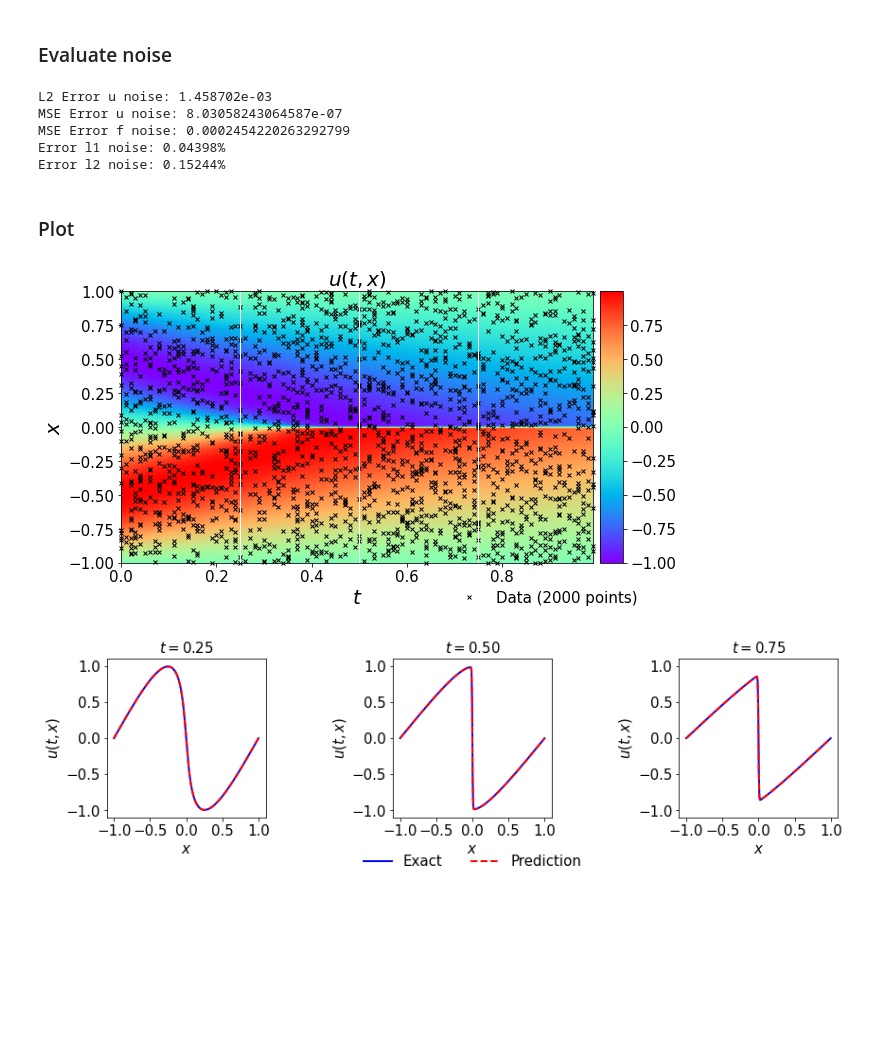
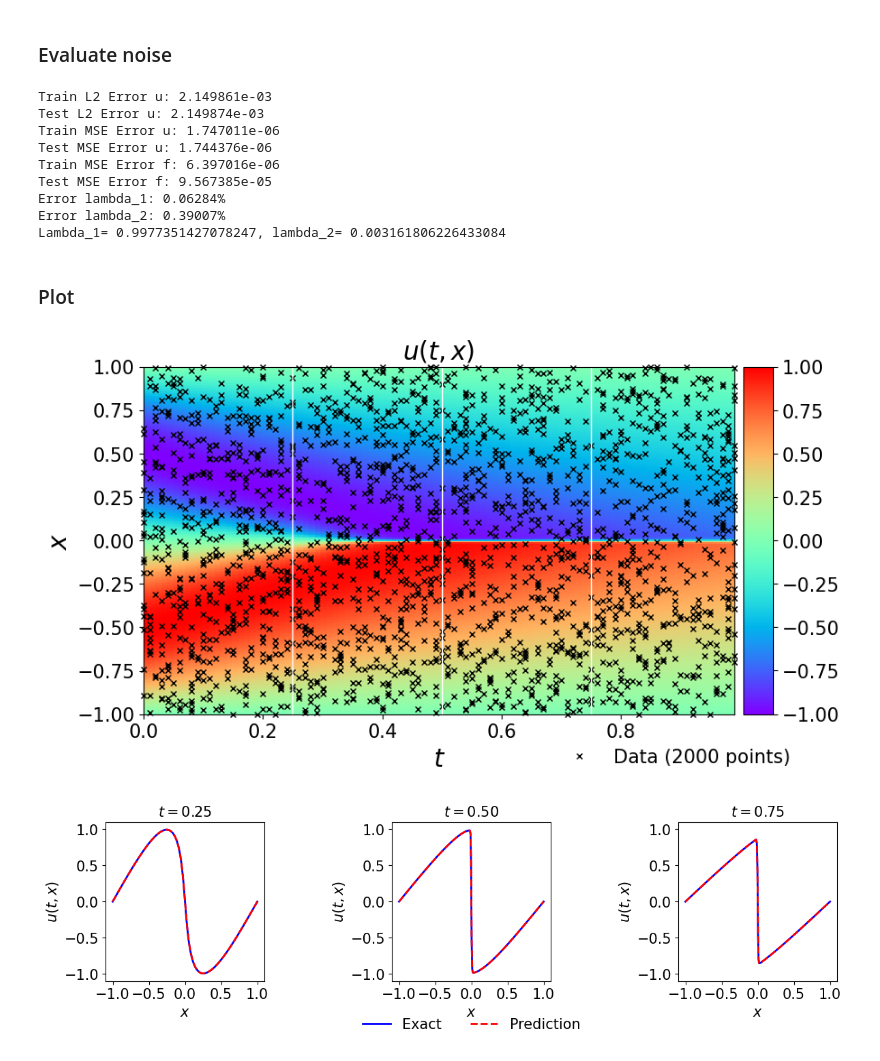
Before and after one commit to CS-433/ml-project-2-hapinness, a Jupyter notebook: Burgers_identification_light.ipynb, the cells around one changed output. Cells and saved outputs as stored; diff of their text form; code cells hidden in the pictures; blank space fills up the shorter version.

```diff
--- a/Burgers_identification_light.ipynb
+++ b/Burgers_identification_light.ipynb
@@ -395,28 +420,46 @@ Wall time: 5min 42s
 # %% [markdown]
 ### Evaluate noise
 # %%
-u_noise_pred, f_noise_pred = model.predict(xt_sol)
-lambda_1_noise_pred = model.lambda_1.detach().cpu().numpy()
-lambda_2_noise_pred = model.lambda_2.detach().cpu().numpy()
+u_pred_tr_noise, f_pred_tr_noise = model.predict(xt_train)
+
+lambda_1_noise_pred = model.lambda_1.detach().cpu().numpy().item()
+lambda_2_noise_pred = model.lambda_2.detach().cpu().numpy().item()
 lambda_2_noise_pred = np.exp(lambda_2_noise_pred)
+relative_error_lambda_1_noise = np.abs(lambda_1_noise_pred - lambda_1_true) / lambda_1_true * 100
+relative_error_lambda_2_noise = np.abs(lambda_2_noise_pred - lambda_2_true) / lambda_2_true * 100
 
-l2_u_noise = l2_norm(u_noise_pred, u_sol)
-mse_u_noise = mse(u_noise_pred, u_sol)
-mse_f_noise = mse(f_noise_pred, np.zeros(f_noise_pred.shape))
-relative_error_lambda_1 = np.abs(lambda_1_noise_pred - lambda_1_true) * 100
-relative_error_error_lambda_2 = np.abs(lambda_2_noise_pred - lambda_2_true) / lambda_2_true * 100
+l2_u_tr_noise = l2_norm(u_pred_tr_noise, u_train)
+mse_u_tr_noise = mse(u_pred_tr_noise, u_train)
+mse_f_tr_noise = mse(f_pred_tr_noise, np.zeros(f_pred_tr_noise.shape))
 
-print('L2 Error u noise: %e' % (l2_u_noise))
-print(f"MSE Error u noise: {mse_u_noise}")
-print(f"MSE Error f noise: {mse_f_noise}")
-print('Error l1 noise: %.5f%%' % (relative_error_lambda_1))
-print('Error l2 noise: %.5f%%' % (relative_error_error_lambda_2))
+u_pred_te_noise, f_pred_te_noise = model.predict(xt_sol)
+
+l2_u_te_noise = l2_norm(u_pred_te_noise, u_sol)
+mse_u_te_noise = mse(u_pred_te_noise, u_sol)
+mse_f_te_noise = mse(f_pred_te_noise, np.zeros(f_pred_te_noise.shape))
+
+
+print(f'Train L2 Error u: %e' % (l2_u_tr_noise))
+print(f'Test L2 Error u: %e' % (l2_u_te_noise))
+print(f'Train MSE Error u: %e' % (mse_u_tr_noise))
+print(f'Test MSE Error u: %e' % (mse_u_te_noise))
+print(f'Train MSE Error f: %e' % (mse_f_tr_noise))
+print(f'Test MSE Error f: %e' % (mse_f_te_noise))
+
+
+print('Error lambda_1: %.5f%%' % (relative_error_lambda_1))
+print('Error lambda_2: %.5f%%' % (relative_error_error_lambda_2))
+print(f"Lambda_1= {lambda_1_noise_pred}, lambda_2= {lambda_2_noise_pred}")
 # %% [output]
-L2 Error u noise: 1.458702e-03
-MSE Error u noise: 8.03058243064587e-07
-MSE Error f noise: 0.0002454220263292799
-Error l1 noise: 0.04398%
-Error l2 noise: 0.15244%
+Train L2 Error u: 2.149861e-03
+Test L2 Error u: 2.149874e-03
+Train MSE Error u: 1.747011e-06
+Test MSE Error u: 1.744376e-06
+Train MSE Error f: 6.397016e-06
+Test MSE Error f: 9.567385e-05
+Error lambda_1: 0.06284%
+Error lambda_2: 0.39007%
+Lambda_1= 0.9977351427078247, lambda_2= 0.003161806226433084
 # %% [markdown]
 ### Plot
 # %%
@@ -426,7 +469,7 @@ from mpl_toolkits.axes_grid1 import make_axes_locatable
 import matplotlib.gridspec as gridspec
 
 #first plot
-U_pred = griddata(xt_sol, u_noise_pred.flatten(), (X, T), method='cubic')
+U_pred = griddata(xt_sol, u_pred_te_noise.flatten(), (X, T), method='cubic')
 
 fig = plt.figure(figsize=(9, 5))
 ax = fig.add_subplot(111)
@@ -500,32 +543,32 @@ ax.set_xlim([-1.1,1.1])
 ax.set_ylim([-1.1,1.1])
 ax.set_title('$t = 0.50$', fontsize = 15)
 ax.legend(
     loc='upper center',
     bbox_to_anchor=(0.5, -0.15),
     ncol=5,
     frameon=False,
     prop={'size': 15}
 )
 
 for item in ([ax.title, ax.xaxis.label, ax.yaxis.label] +
              ax.get_xticklabels() + ax.get_yticklabels()):
     item.set_fontsize(15)
 
 ax = plt.subplot(gs1[0, 2])
 ax.plot(x_sol,U_sol[75,:], 'b-', linewidth = 2, label = 'Exact')
 ax.plot(x_sol,U_pred[75,:], 'r--', linewidth = 2, label = 'Prediction')
 ax.set_xlabel('$x$')
 ax.set_ylabel('$u(t,x)$')
 ax.axis('square')
 ax.set_xlim([-1.1,1.1])
 ax.set_ylim([-1.1,1.1])
 ax.set_title('$t = 0.75$', fontsize = 15)
 
 for item in ([ax.title, ax.xaxis.label, ax.yaxis.label] +
              ax.get_xticklabels() + ax.get_yticklabels()):
     item.set_fontsize(15)
 
 plt.show()
 # %% [output]
-[figure, old version]
+[figure, new version]
-[figure, old version]
+[figure, new version]
```
Also changed, not shown: parts of 6 cells of this notebook.
